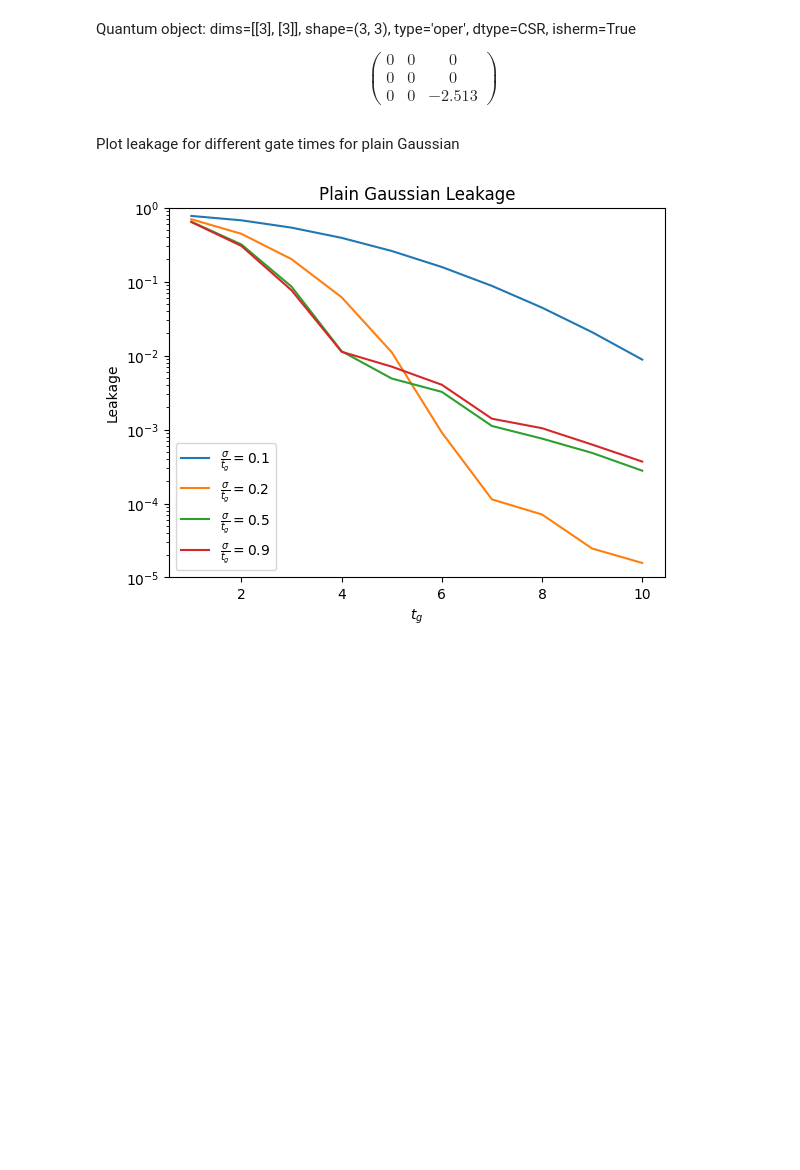
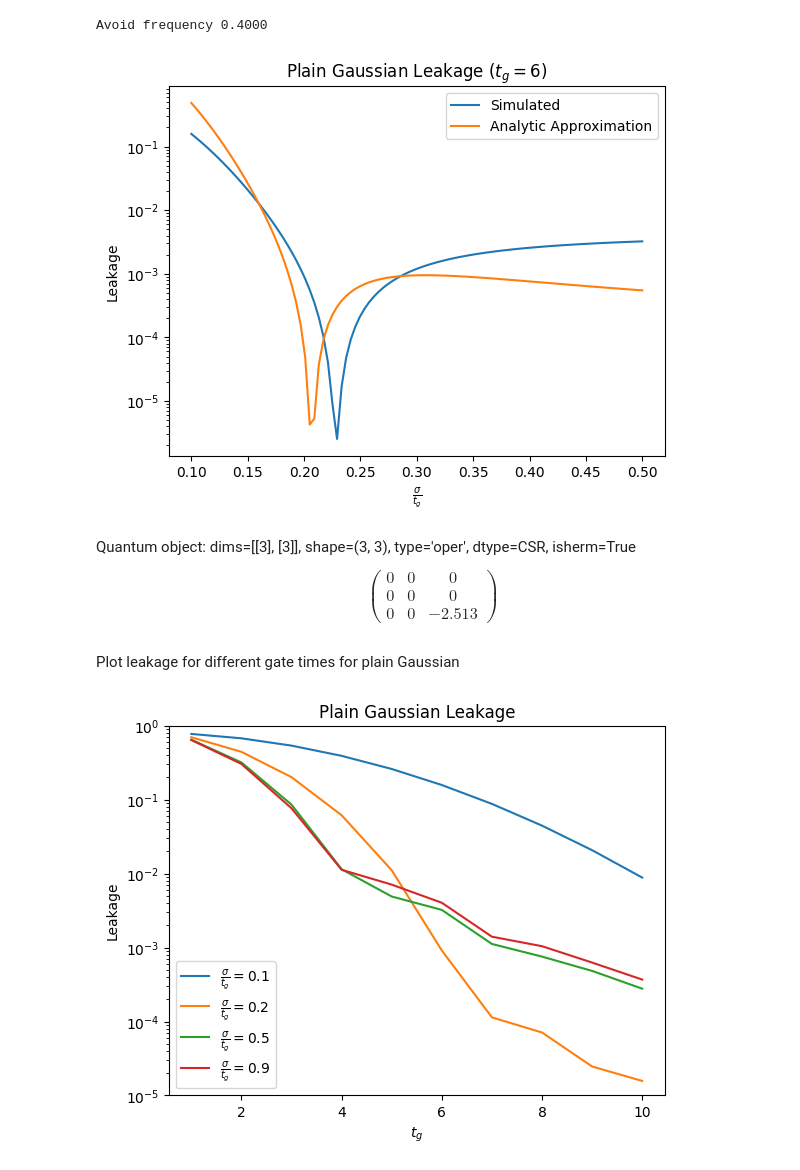
Before and after one commit to NickyNASA/PHYS-779-Project, a Jupyter notebook: src/Gate Error.ipynb, the cells around one changed output. Saved outputs shown, nothing was run; the diff lists cells and outputs as text; code cells hidden in the pictures; blank space fills up the shorter version.

```diff
--- a/src/Gate Error.ipynb
+++ b/src/Gate Error.ipynb
@@ -176,3 +145,56 @@ Avoid frequency 0.4000
+# %%
+H_R_gaussian = qt.QobjEvo(H_R_func, args={'fI': lambda t: 0, 'fQ': lambda t: 0})
+f_bad = np.abs(H_R_gaussian(0)[2,2]) / (2*pi)
+print(f"Avoid frequency {f_bad:.4f}")
+
+sigma_array2 = np.linspace(0.1, 0.5, 100) * tg
+leakage_array2 = np.zeros(len(sigma_array2))
+fourier_strength_array = np.zeros(len(sigma_array2))
+
+# Plot error between DFT and analytical
+for i, sigma in enumerate(sigma_array2):
+    result = simulate_H(H_R_func, fI=lambda t: A*fI_gaussian(t, tg, sigma), fQ=lambda t: 0, psi0=psi0, t_arr=t_array)
+    leakage_array2[i] = L(result.final_state)
+
+    gaussian_array = A*fI_gaussian(t_array, tg, sigma)
+    f_arr, y_fft = compute_fft(t_array, gaussian_array)
+    omega_arr = 2*pi*f_arr
+
+    # B = np.exp(-(tg**2) / (8*sigma**2))
+    # c1 = 1 / (sqrt(2*pi)*sigma*math.erf(tg / (sqrt(8)*sigma)) - tg*B)
+    # z = (tg/2 + 1j*sigma**2*omega_arr) / (sqrt(2)*sigma)
+    # x_gauss = sqrt(2*pi)*sigma * np.exp(-(sigma*omega_arr)**2 / 2) * sp.special.erf(z).real
+    # x_shift = B * tg * np.sinc((omega_arr/(2*pi))*tg)
+    # z_fft = A * c1 * (x_gauss - x_shift)# * np.exp(-1j * omega_arr * tg/2)
+    # z_fft = np.abs(z_fft)
+
+    i_bad_approx = np.argmin(np.abs(f_arr - f_bad))
+    fourier_strength_array[i] = y_fft[i_bad_approx]
+
+    # Plot error between DFT and analytical
+    # plt.figure()
+    # plt.semilogy(f_arr, y_fft)
+    # #plt.semilogy(f_arr, z_fft)
+    # plt.axvline(f_bad, color='k', linestyle='--')
+    # plt.xlim(-f_lim, f_lim)
+    # plt.ylim(1e-5, 10)
+    # #plt.legend(["DFT", "Analytic"])
+    # plt.show()
+
+#print(fourier_strength_array)
+
+plt.figure()
+plt.semilogy(sigma_array2/tg, leakage_array2)
+plt.semilogy(sigma_array2/tg, (sqrt(2)/2)**2 * fourier_strength_array**2)
+plt.xlabel(r"$\frac{\sigma}{t_g}$")
+plt.ylabel("Leakage")
+plt.legend(["Simulated", "Analytic Approximation"])
+plt.title(fr"Plain Gaussian Leakage $(t_g={tg})$")
+plt.savefig("Simulated vs Analytic Leakage.png")
+plt.show()
+# %% [output]
+Avoid frequency 0.4000
+[figure, added]
 # %%
 display(H_R_gaussian(0))
 # %% [output]
```
Also changed, not shown: parts of 3 cells of this notebook, 2 other files.
